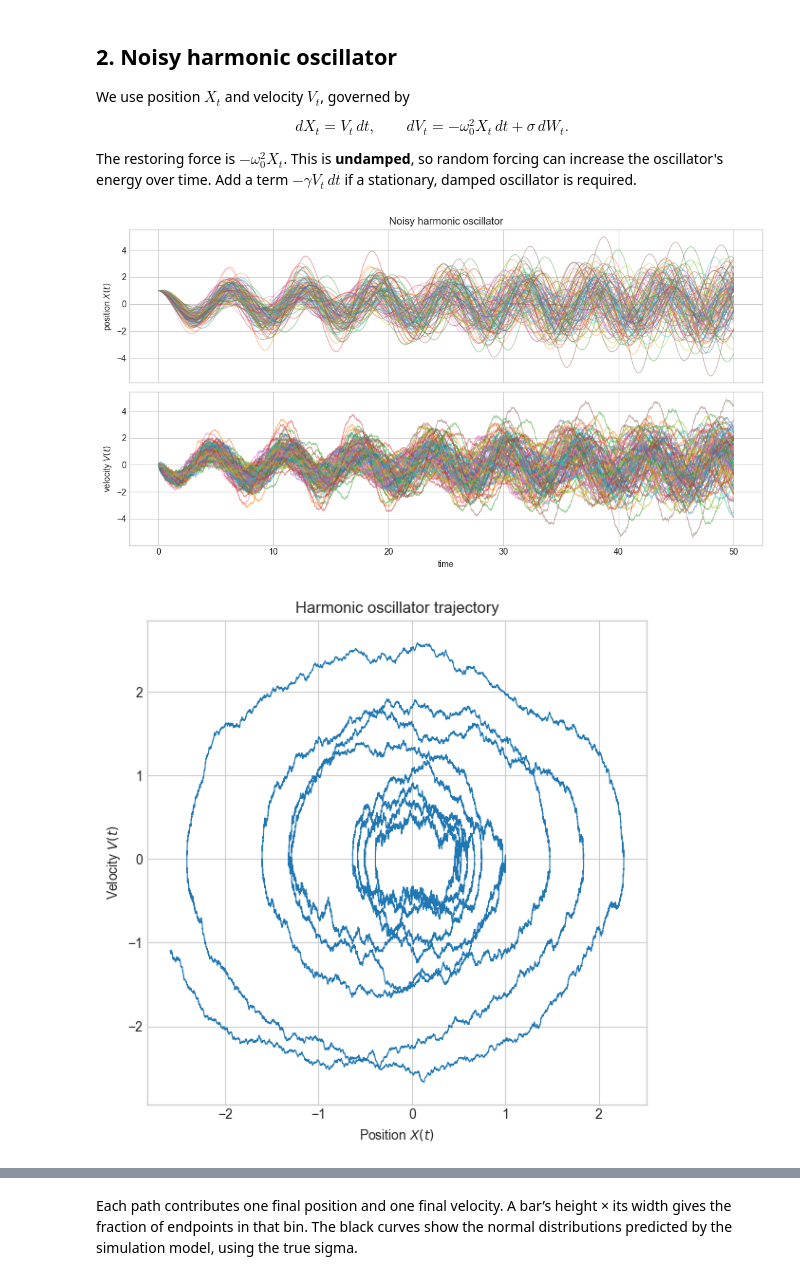
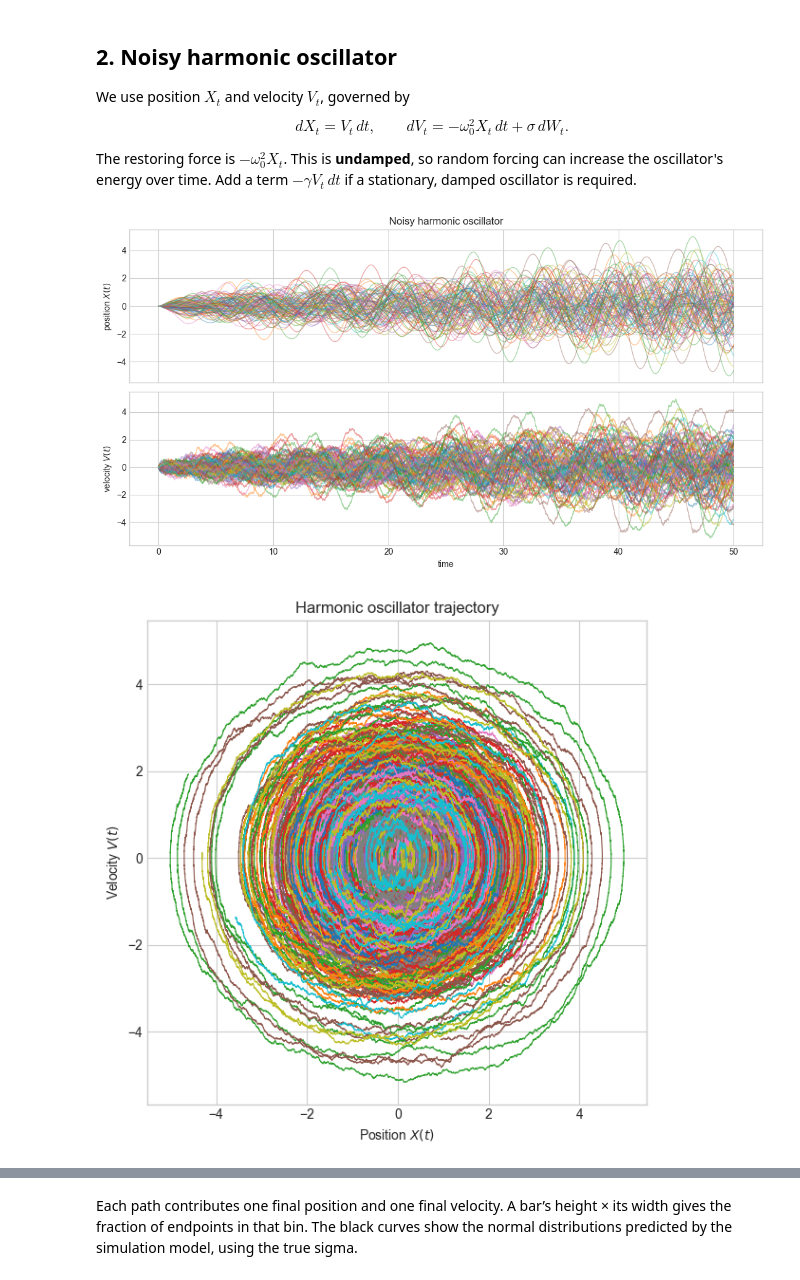
Before and after one commit to dared22/master_thesis, a Jupyter notebook: sandbox/likelihood_calc.ipynb, the cells around one changed output, grey strips where cells are left out. Saved outputs shown, nothing was run; the diff lists cells and outputs as text; code cells hidden in the pictures.

```diff
--- a/sandbox/likelihood_calc.ipynb
+++ b/sandbox/likelihood_calc.ipynb
@@ -184,7 +184,7 @@ oscillator_paths = []
 
 for i in range(100):
     oscillator_time, position, velocity = harmonic_oscillator(
-       oscillator_omega0, oscillator_sigma_true, x0=1.0, v0=0.0,
+       oscillator_omega0, oscillator_sigma_true, x0=0.0, v0=0.0,
        dt=oscillator_dt, n_steps=oscillator_n_steps, rng=rng,
     )
     oscillator_paths.append((oscillator_time, position, velocity))
@@ -200,19 +200,20 @@ for oscillator_time, position, velocity in oscillator_paths:
 fig.tight_layout()
 plt.show()
 # %% [output]
-[figure, old version]
+[figure, new version]
 # %%
 fig, ax = plt.subplots(figsize=(6, 6))
-ax.plot(position, velocity, lw=0.8)
+for time, position, velocity in oscillator_paths:
+    ax.plot(position, velocity, lw=0.8)
 ax.set(
     title="Harmonic oscillator trajectory",
     xlabel="Position $X(t)$",
     ylabel="Velocity $V(t)$",
 )
 fig.tight_layout()
 plt.show()
 # %% [output]
-[figure, old version]
+[figure, new version]
 # %%
 # Distributions of final position and velocity across all oscillator paths.
 final_positions = np.array([pos[-1] for time, pos, vel in oscillator_paths])
```
Also changed, not shown: parts of 6 cells of this notebook, 12 other files.
